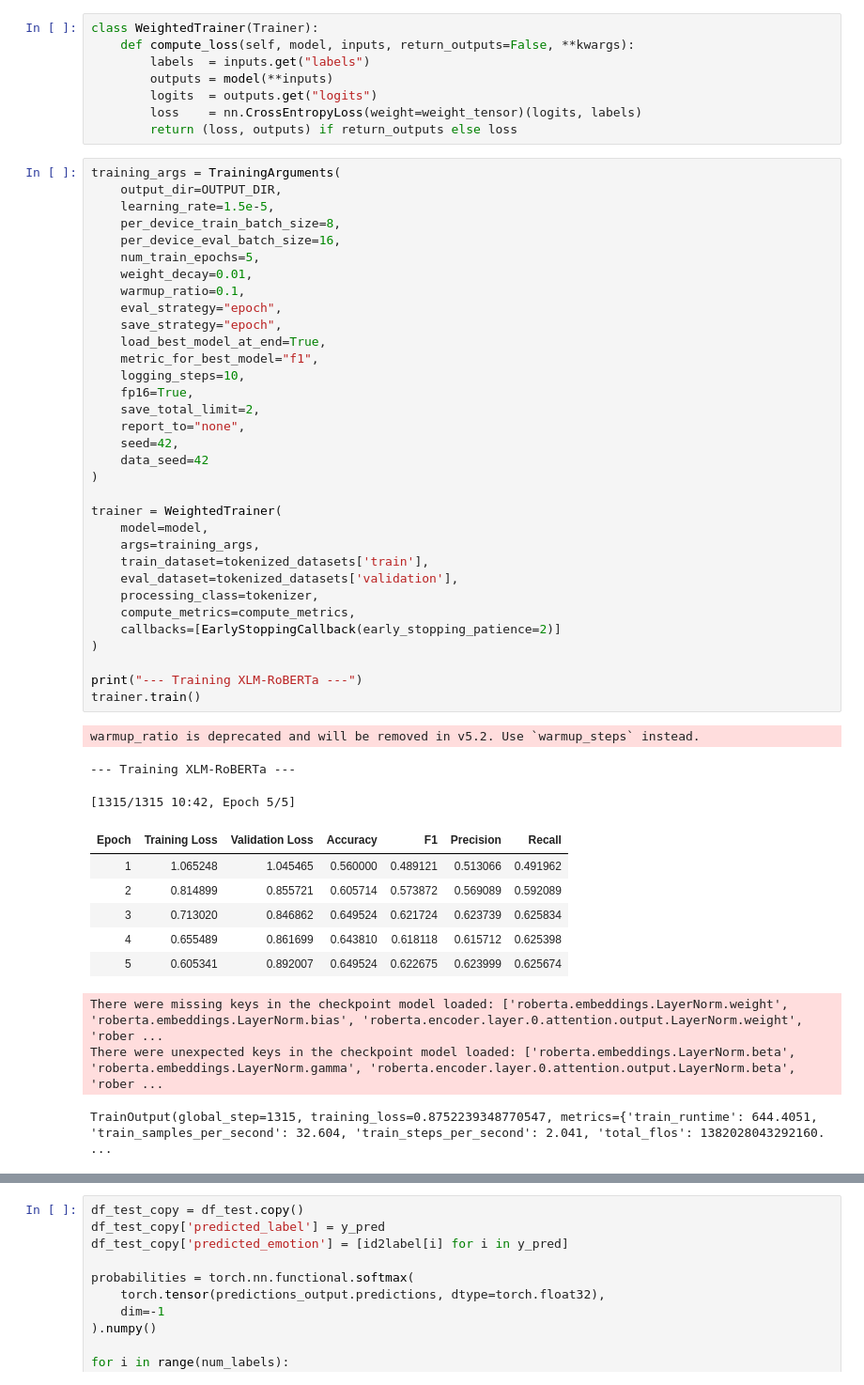
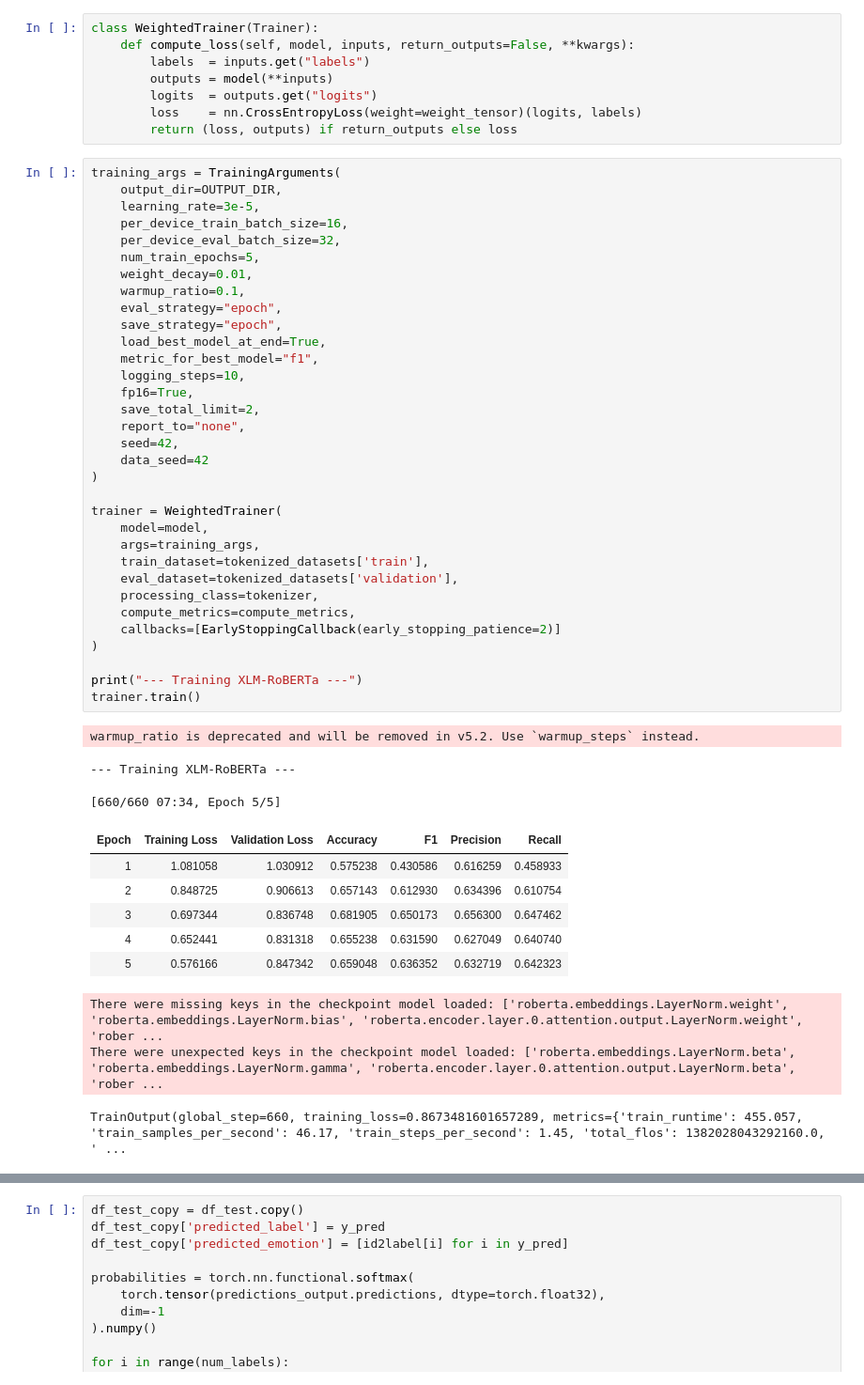
Before and after one commit to zazuay/Emotion-Classification-in-E-Commerce, a Jupyter notebook: notebooks/02_xlmr.ipynb, the cells around one changed output, grey strips where cells are left out. Shown at 94% size. Saved outputs shown, nothing was run; the diff lists cells and outputs as text.

```diff
--- a/notebooks/02_xlmr.ipynb
+++ b/notebooks/02_xlmr.ipynb
@@ -165,49 +163,49 @@ class WeightedTrainer(Trainer):
 # %%
 training_args = TrainingArguments(
     output_dir=OUTPUT_DIR,
-    learning_rate=1.5e-5,
-    per_device_train_batch_size=8,
-    per_device_eval_batch_size=16,
+    learning_rate=3e-5,
+    per_device_train_batch_size=16,
+    per_device_eval_batch_size=32,
     num_train_epochs=5,
     weight_decay=0.01,
     warmup_ratio=0.1,
     eval_strategy="epoch",
     save_strategy="epoch",
     load_best_model_at_end=True,
     metric_for_best_model="f1",
     logging_steps=10,
     fp16=True,
     save_total_limit=2,
     report_to="none",
     seed=42,
     data_seed=42
 )
 
 trainer = WeightedTrainer(
     model=model,
     args=training_args,
     train_dataset=tokenized_datasets['train'],
     eval_dataset=tokenized_datasets['validation'],
     processing_class=tokenizer,
     compute_metrics=compute_metrics,
     callbacks=[EarlyStoppingCallback(early_stopping_patience=2)]
 )
 
 print("--- Training XLM-RoBERTa ---")
 trainer.train()
 # %% [output]
 warmup_ratio is deprecated and will be removed in v5.2. Use `warmup_steps` instead.
 --- Training XLM-RoBERTa ---
-[1315/1315 10:42, Epoch 5/5]
+[660/660 07:34, Epoch 5/5]
 | Epoch | Training Loss | Validation Loss | Accuracy | F1 | Precision | Recall |
-| 1 | 1.065248 | 1.045465 | 0.560000 | 0.489121 | 0.513066 | 0.491962 |
-| 2 | 0.814899 | 0.855721 | 0.605714 | 0.573872 | 0.569089 | 0.592089 |
-| 3 | 0.713020 | 0.846862 | 0.649524 | 0.621724 | 0.623739 | 0.625834 |
-| 4 | 0.655489 | 0.861699 | 0.643810 | 0.618118 | 0.615712 | 0.625398 |
-| 5 | 0.605341 | 0.892007 | 0.649524 | 0.622675 | 0.623999 | 0.625674 |
+| 1 | 1.081058 | 1.030912 | 0.575238 | 0.430586 | 0.616259 | 0.458933 |
+| 2 | 0.848725 | 0.906613 | 0.657143 | 0.612930 | 0.634396 | 0.610754 |
+| 3 | 0.697344 | 0.836748 | 0.681905 | 0.650173 | 0.656300 | 0.647462 |
+| 4 | 0.652441 | 0.831318 | 0.655238 | 0.631590 | 0.627049 | 0.640740 |
+| 5 | 0.576166 | 0.847342 | 0.659048 | 0.636352 | 0.632719 | 0.642323 |
 There were missing keys in the checkpoint model loaded: ['roberta.embeddings.LayerNorm.weight', 'roberta.embeddings.LayerNorm.bias', 'roberta.encoder.layer.0.attention.output.LayerNorm.weight', 'rober ...
 There were unexpected keys in the checkpoint model loaded: ['roberta.embeddings.LayerNorm.beta', 'roberta.embeddings.LayerNorm.gamma', 'roberta.encoder.layer.0.attention.output.LayerNorm.beta', 'rober ...
-TrainOutput(global_step=1315, training_loss=0.8752239348770547, metrics={'train_runtime': 644.4051, 'train_samples_per_second': 32.604, 'train_steps_per_second': 2.041, 'total_flos': 1382028043292160. ...
+TrainOutput(global_step=660, training_loss=0.8673481601657289, metrics={'train_runtime': 455.057, 'train_samples_per_second': 46.17, 'train_steps_per_second': 1.45, 'total_flos': 1382028043292160.0, ' ...
 # %%
 print("--- Evaluasi pada Test Set ---")
 predictions_output = trainer.predict(tokenized_datasets['test'])
```
Also changed, not shown: parts of 5 cells of this notebook, 4 other files.
